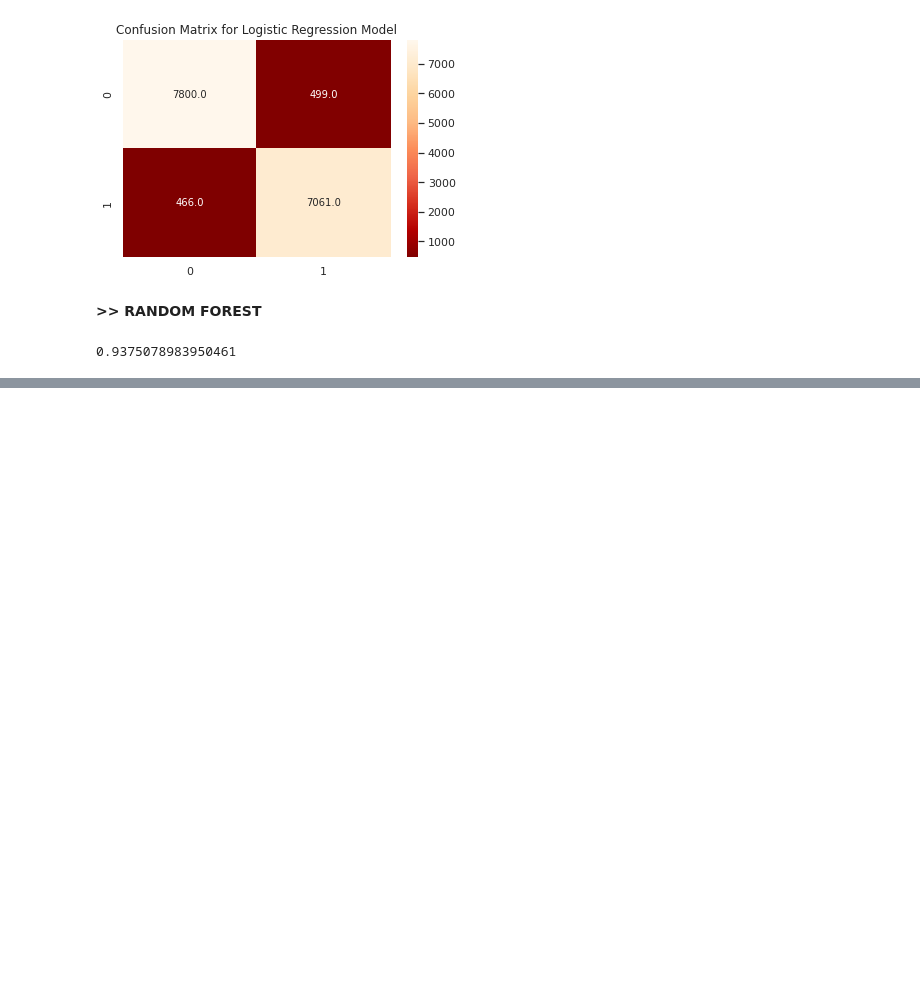
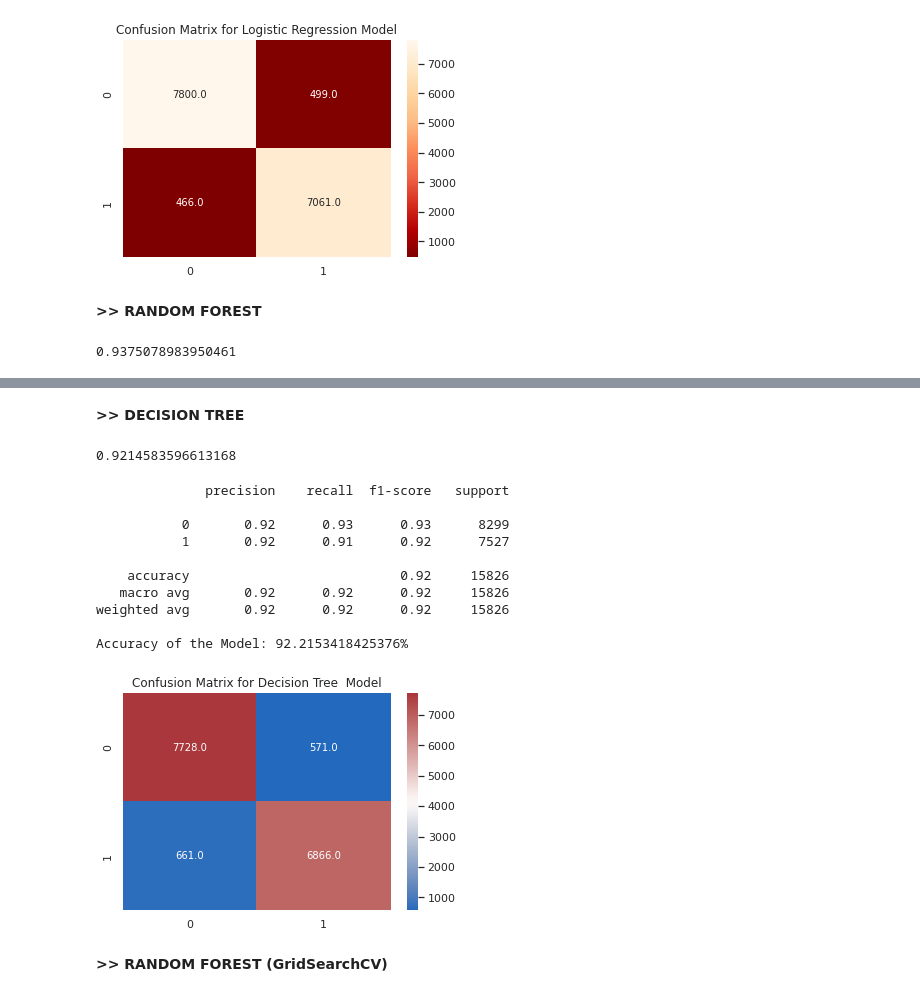
Before and after one commit to Arka1212/Airline-Passenger-Referral-Prediction, a Jupyter notebook: Airline_Passenger_Referral_Prediction.ipynb, the cells around one changed output, grey strips where cells are left out. Saved outputs shown, nothing was run; the diff lists cells and outputs as text; code cells hidden in the pictures; blank space fills up the shorter version.

```diff
--- a/Airline_Passenger_Referral_Prediction.ipynb
+++ b/Airline_Passenger_Referral_Prediction.ipynb
@@ -580,3 +580,35 @@ Text(0.5, 1.0, 'Confusion Matrix for Random Forest  Model')
 # %%
 # Adding model performance in evaluation metric dataframe.
 metrics_df = add_metrics_details("Random Forest",Y_test,Y_pred,metrics_df)
+# %% [markdown]
+**>> DECISION TREE**
+# %%
+# Decision Tree model implementation.
+dtc = DecisionTreeClassifier()
+dtc.fit(X_train, Y_train)
+dtc.score(X_test, Y_test)
+# %% [output]
+0.9214583596613168
+# %%
+# Evaluation of the decision tree model
+Y_pred = dtc.predict(X_test)
+
+print(classification_report(Y_test, Y_pred))
+cm = confusion_matrix( Y_test,Y_pred)
+
+print("Accuracy of the Model: {}%\n".format((accuracy_score( Y_test,Y_pred))*100))
+sns.heatmap(cm, annot=True, fmt = ".1f",cmap="vlag")
+plt.title("Confusion Matrix for Decision Tree  Model")
+plt.show()
+# %% [output]
+              precision    recall  f1-score   support
+
+           0       0.92      0.93      0.93      8299
+           1       0.92      0.91      0.92      7527
+
+    accuracy                           0.92     15826
+   macro avg       0.92      0.92      0.92     15826
+weighted avg       0.92      0.92      0.92     15826
+
+Accuracy of the Model: 92.2153418425376%
+[figure, added]
@@ -582,0 +618,2 @@ metrics_df = add_metrics_details("Random Forest",Y_test,Y_pred,metrics_df)
+# %% [markdown]
+**>> RANDOM FOREST (GridSearchCV)**
```
Also changed, not shown: parts of 9 cells of this notebook.
